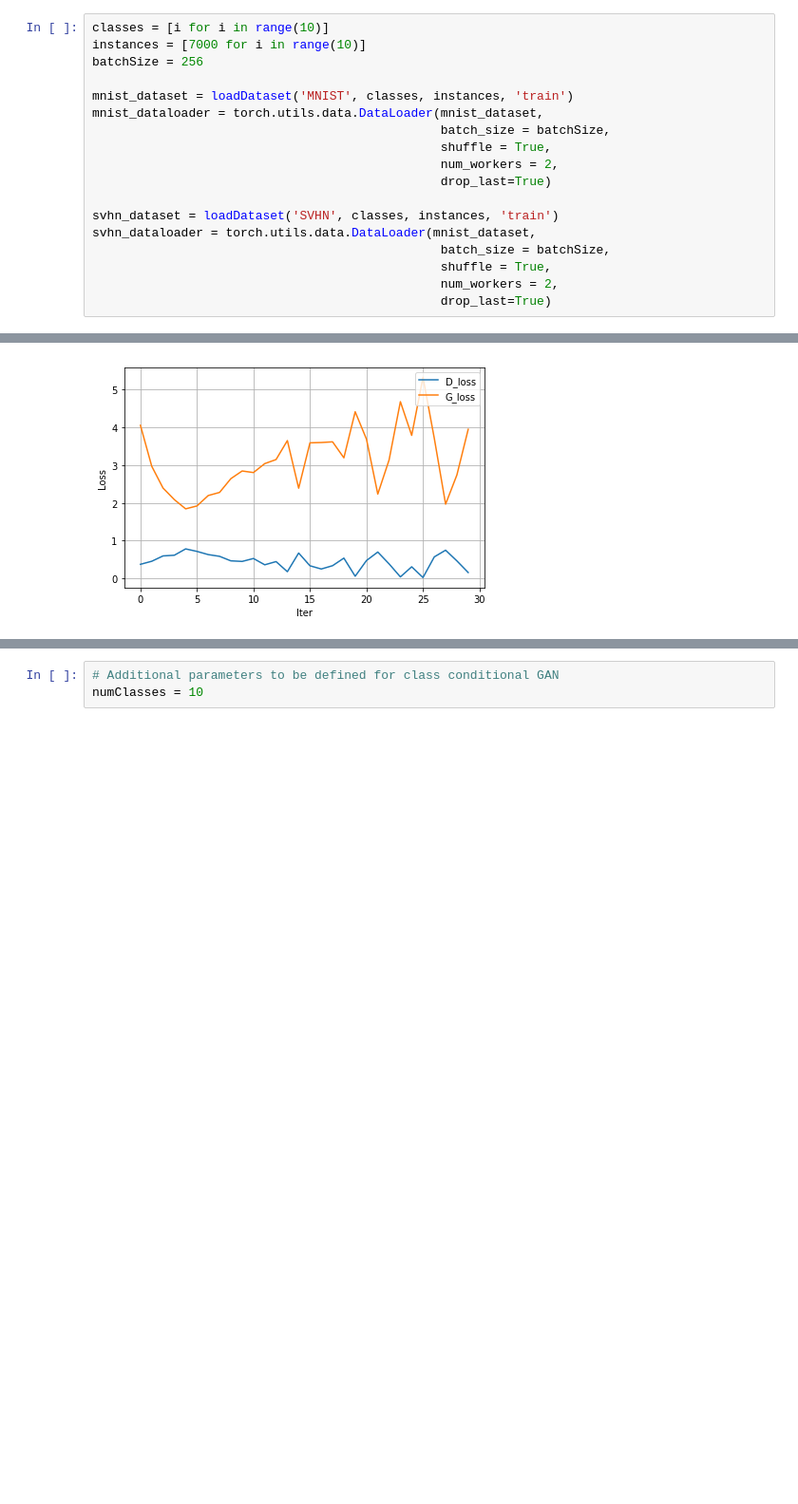
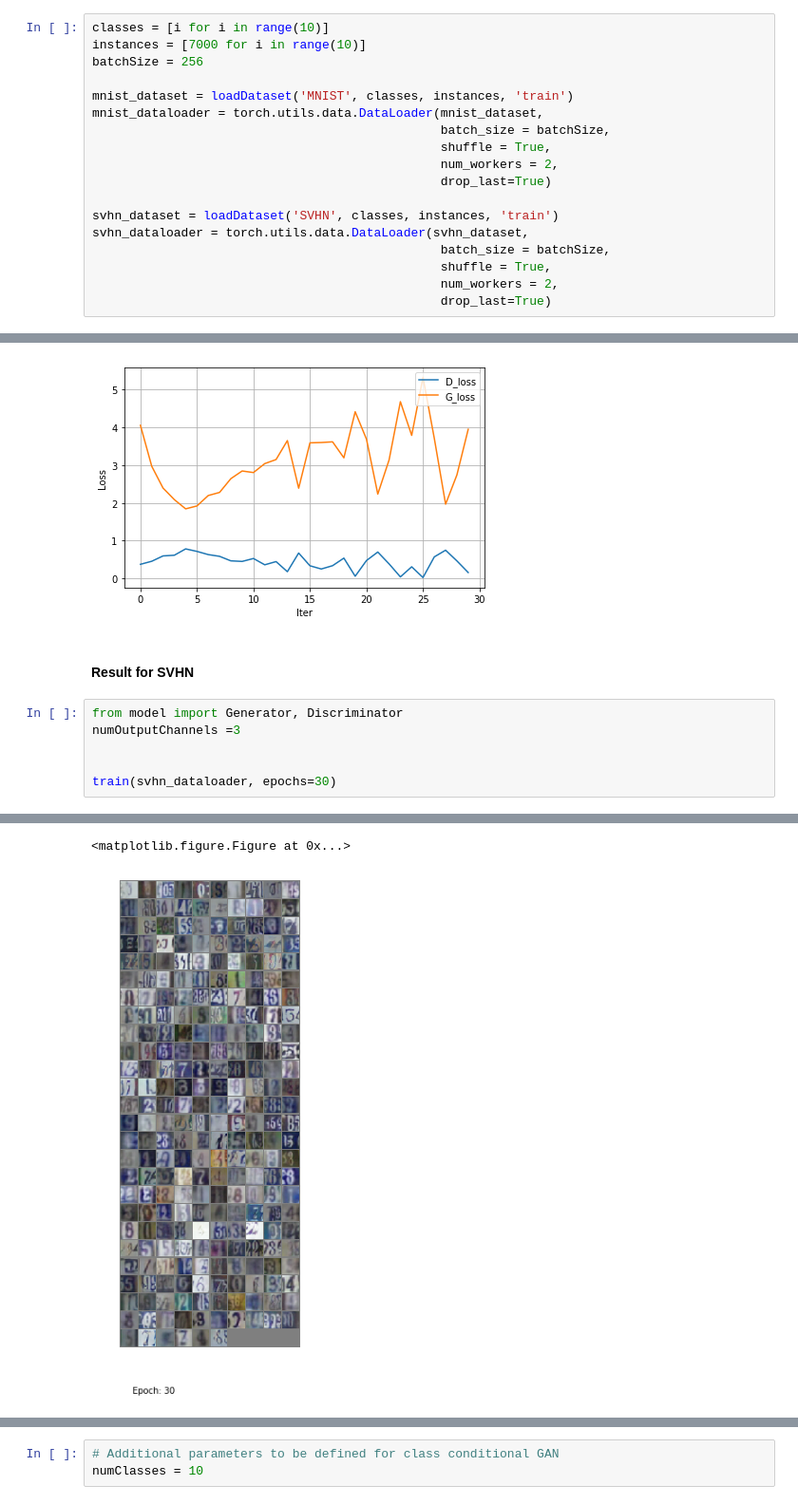
Before and after one commit to lovish1234/MLPrototype, a Jupyter notebook: siamese-triplet/Experiment-1.ipynb, the cells around one changed output, grey strips where cells are left out. Shown at 95% size. Drawn from its saved outputs; the diff is of its cells as text; blank space fills up the shorter version.

```diff
--- a/siamese-triplet/Experiment-1.ipynb
+++ b/siamese-triplet/Experiment-1.ipynb
@@ -45,7 +46,7 @@ mnist_dataloader = torch.utils.data.DataLoader(mnist_dataset,
                                                drop_last=True)
 
 svhn_dataset = loadDataset('SVHN', classes, instances, 'train')
-svhn_dataloader = torch.utils.data.DataLoader(mnist_dataset,
+svhn_dataloader = torch.utils.data.DataLoader(svhn_dataset,
                                                batch_size = batchSize,
                                                shuffle = True,
                                                num_workers = 2,
@@ -294,3 +298,12 @@ Epoch : [30/30] time: 50.39, loss_d: 0.156, loss_g: 3.952
 <matplotlib.figure.Figure at 0x...>
 [figure]
 [figure]
+# %% [markdown]
+#### Result for SVHN
+# %%
+from model import Generator, Discriminator
+numOutputChannels =3
+
+
+train(svhn_dataloader, epochs=30)
+# %% [output]
@@ -296,0 +327,2 @@ Epoch : [30/30] time: 50.39, loss_d: 0.156, loss_g: 3.952
+<matplotlib.figure.Figure at 0x...>
+[figure, added]
```
Also changed, not shown: parts of 14 cells of this notebook, 4 other files.
